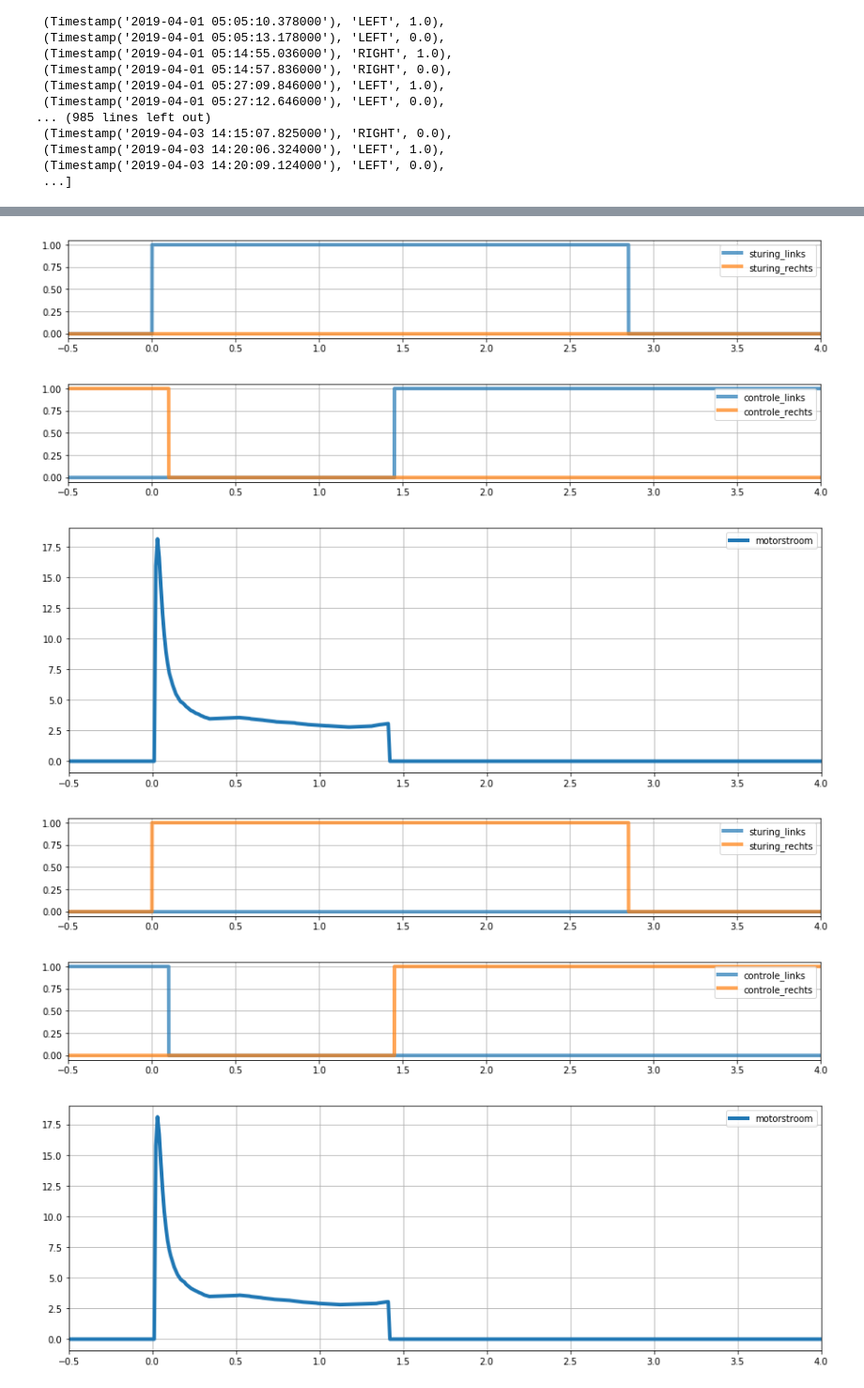
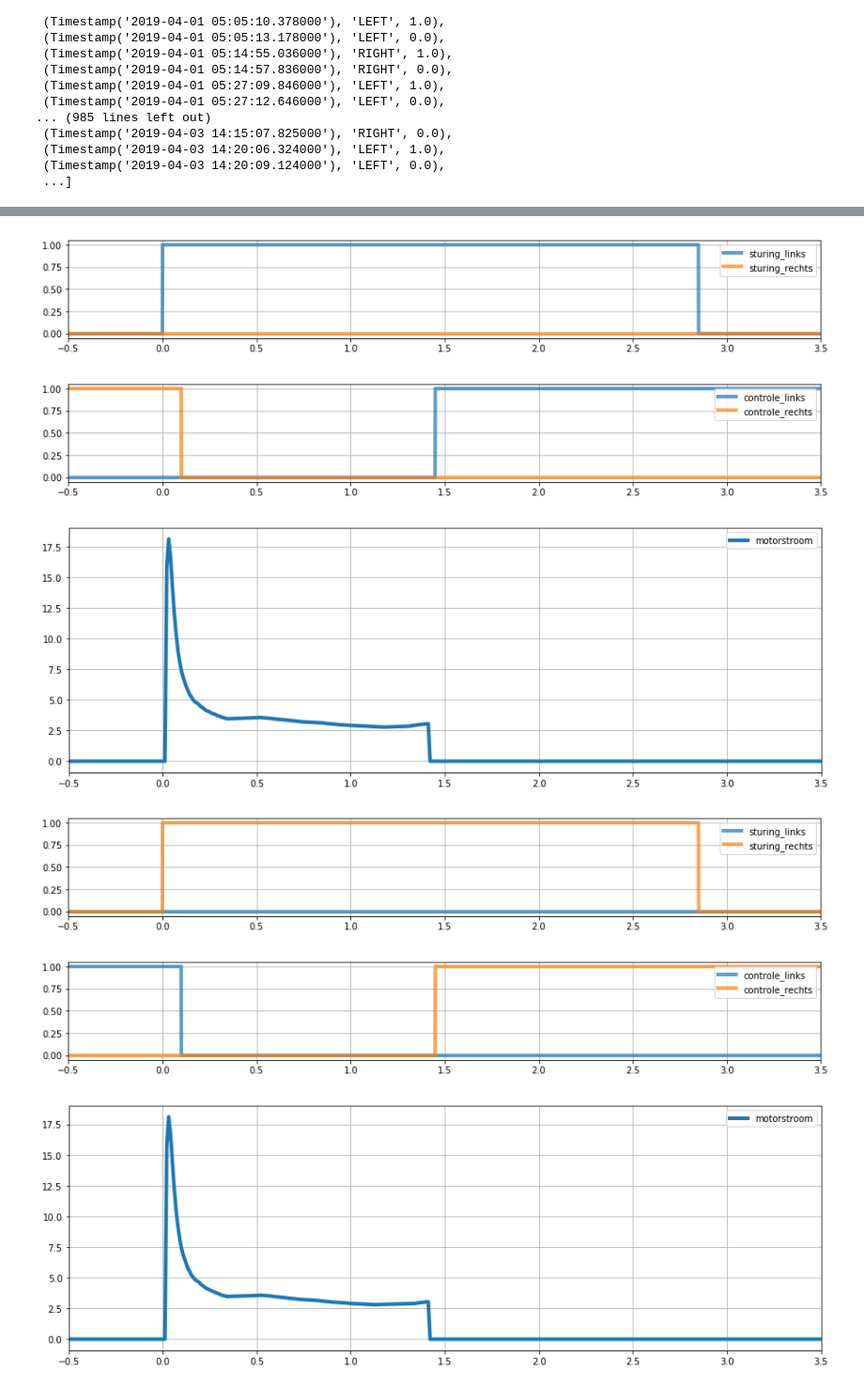
Before and after one commit to PSilvestre/HackDelftCGI, a Jupyter notebook: Motorstroom.ipynb, the cells around one changed output, grey strips where cells are left out. Shown: that part at 94% size. Cells and saved outputs as stored; diff of their text form; code cells hidden in the pictures.

```diff
--- a/Motorstroom.ipynb
+++ b/Motorstroom.ipynb
@@ -125,13 +125,13 @@ def zero_order_hold(matrix):
 
 def visualize_event(starttime_in):
     starttime = starttime_in - datetime.timedelta(seconds=0.5)
-    endtime = starttime_in + datetime.timedelta(seconds=4)
+    endtime = starttime_in + datetime.timedelta(seconds=3.5)
 
     def pltopts():
         plt.grid(which='both')
         plt.legend()
         #plt.xlim([starttime, endtime])
-        plt.xlim([-0.5, 4])
+        plt.xlim([-0.5, 3.5])
 
     #print('Timespan: ', motorstroom_period.values[-1,0] - motorstroom_period.values[0,0])
     plt.figure(figsize=(15, 5))
@@ -171,6 +171,6 @@ for when, what, val in events[0:10]:
-[figure, old version]
+[figure, new version]
-[figure, old version]
+[figure, new version]
-[figure, old version]
+[figure, new version]
-[figure, old version]
+[figure, new version]
-[figure, old version]
+[figure, new version]
-[figure, old version]
+[figure, new version]
```
Also changed, not shown: parts of 3 cells of this notebook, 3 other files.
